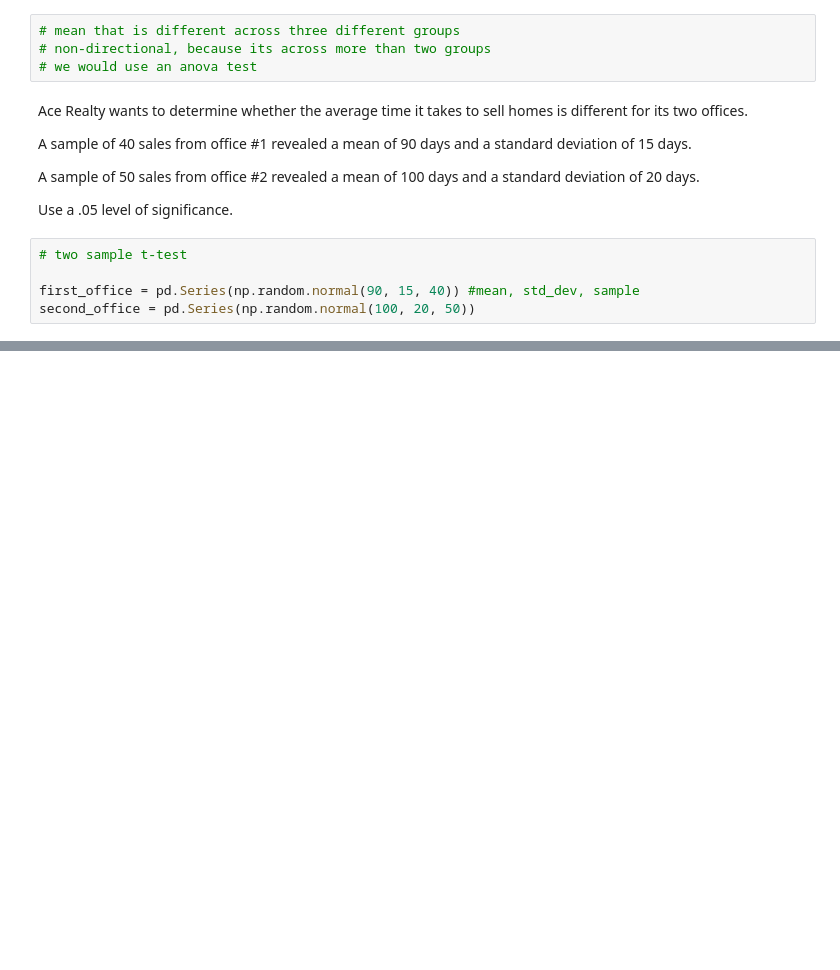
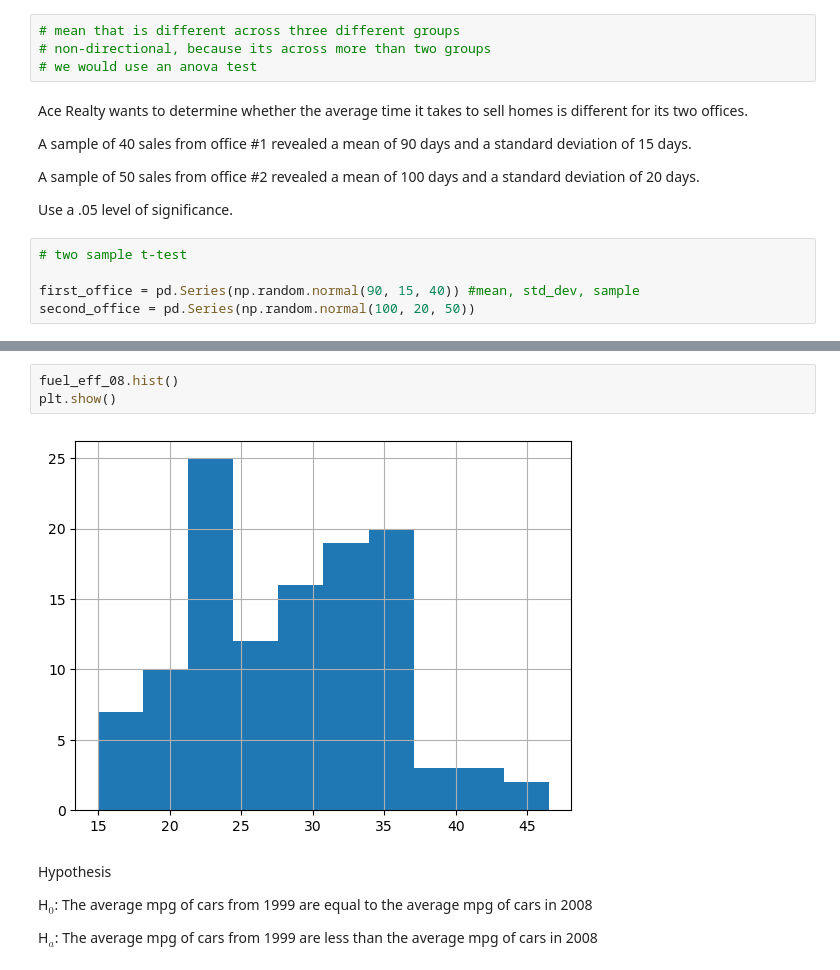
Before and after one commit to rob-casey/statistics-exercises, a Jupyter notebook: hypothesis_testing.ipynb, the cells around one changed output, grey strips where cells are left out. Saved outputs shown, nothing was run; the diff lists cells and outputs as text; blank space fills up the shorter version.

```diff
--- a/hypothesis_testing.ipynb
+++ b/hypothesis_testing.ipynb
@@ -123,0 +190,11 @@ plt.show()
+# %%
+fuel_eff_08.hist()
+plt.show()
+# %% [output]
+[figure, added]
+# %% [markdown]
+Hypothesis
+
+H$_0$: The average mpg of cars from 1999 are equal to the average mpg of cars in 2008
+
+H$_a$: The average mpg of cars from 1999 are less than the average mpg of cars in 2008
```
Also changed, not shown: parts of 66 cells of this notebook.
